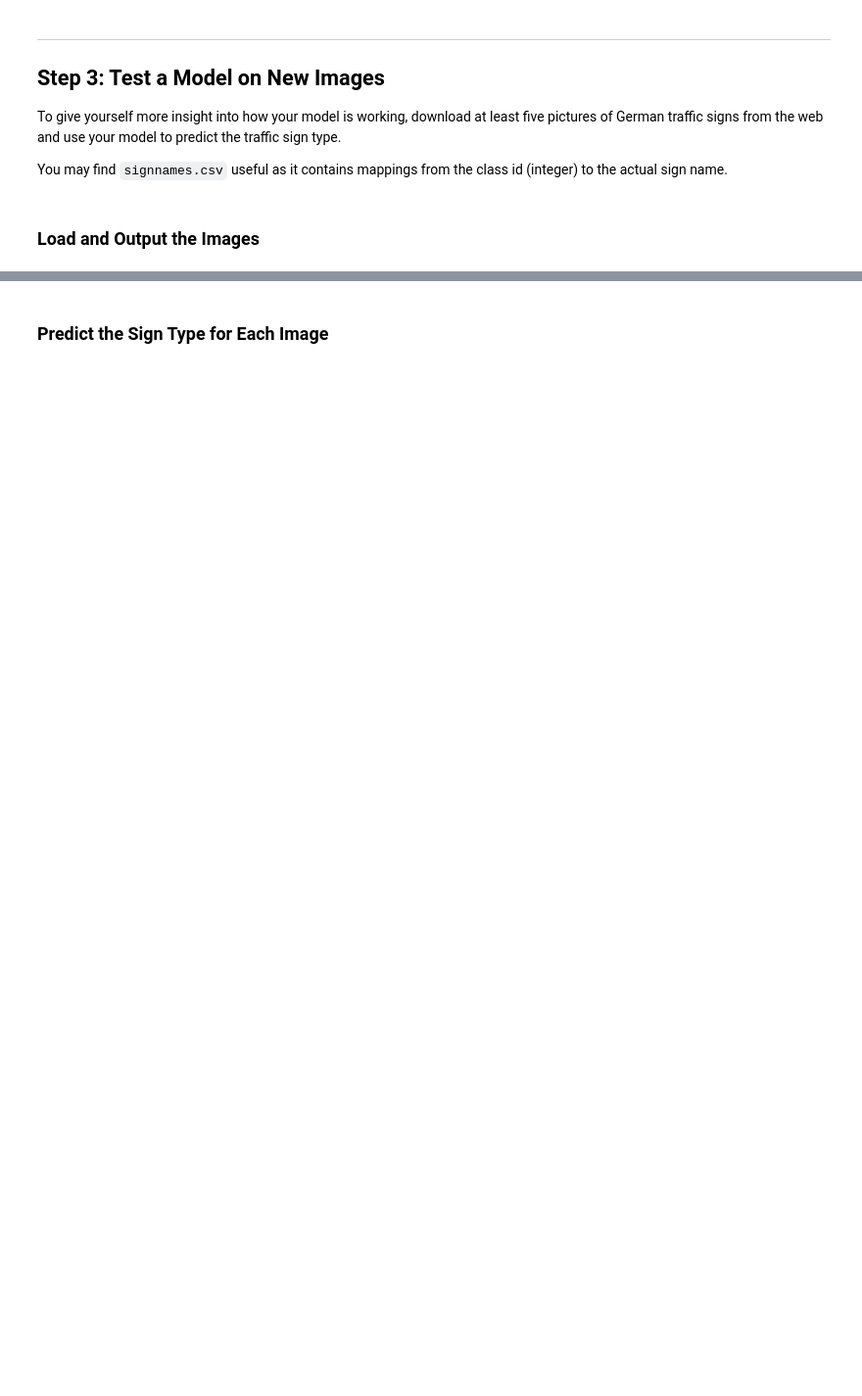
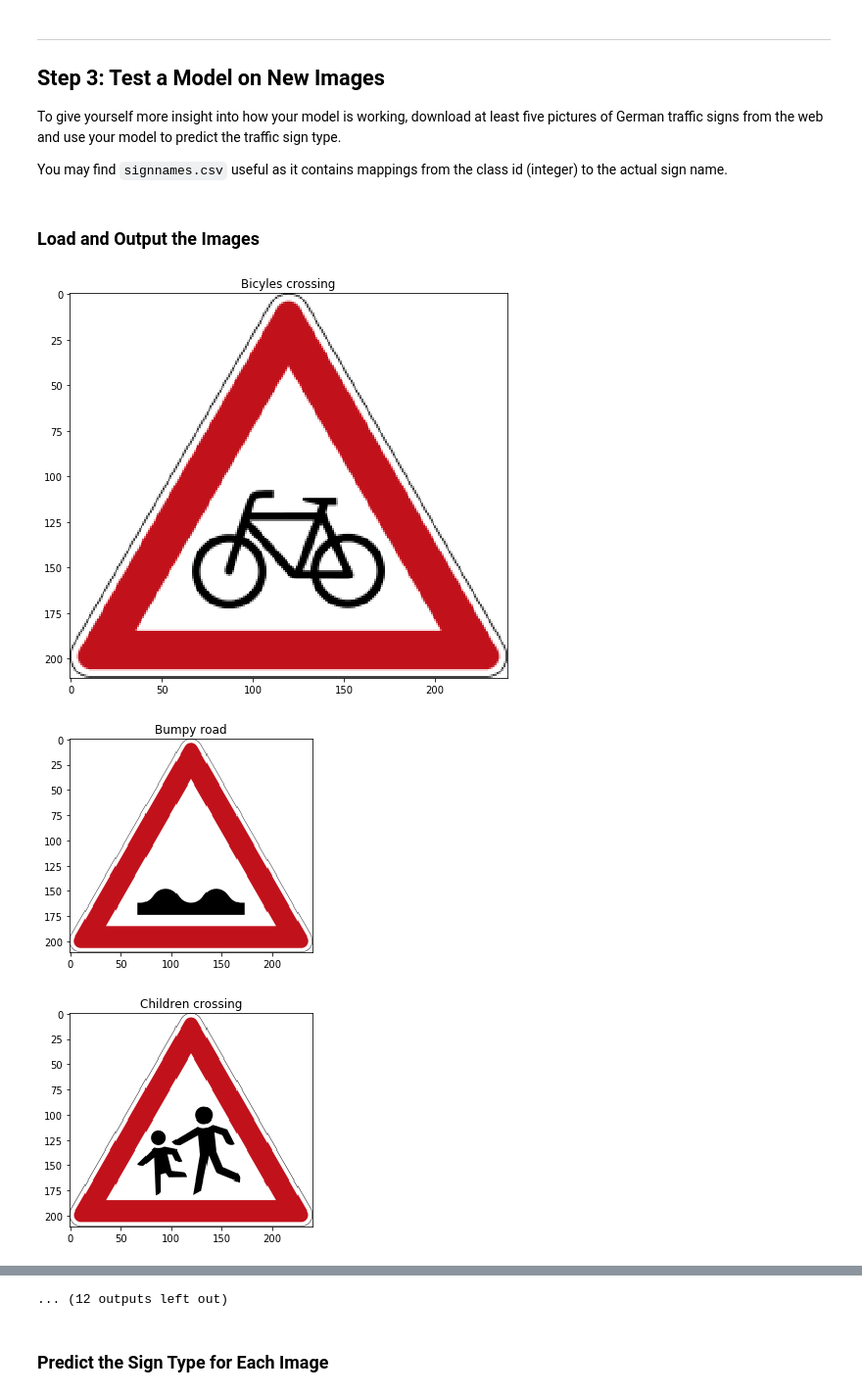
Before and after one commit to apalvai/CarND-Traffic-Sign-Classifier-Project, a Jupyter notebook: Traffic_Sign_Classifier.ipynb, the cells around one changed output, grey strips where cells are left out. Shown at 98% size. Drawn from its saved outputs; the diff is of its cells as text; code cells hidden in the pictures; blank space fills up the shorter version.

```diff
--- a/Traffic_Sign_Classifier.ipynb
+++ b/Traffic_Sign_Classifier.ipynb
@@ -529,27 +532,30 @@ You may find `signnames.csv` useful as it contains mappings from the class id (i
 # %%
 ### Load the images and plot them here.
 ### Feel free to use as many code cells as needed.
 
 import os
 from os.path import splitext, basename
 import skimage.io as io
 import matplotlib.pyplot as plt
 
 names = []
 images = []
 for filename in os.listdir('./test-signs/'):
-    if filename.endswith(".jpg"):
+    if filename.endswith(".jpeg"):
         fName, ext = os.path.splitext(filename)
         names.append(fName)
         continue
     else:
         continue
 
-test_images = io.imread_collection('./test-signs/*.jpg')
-
+test_images = io.imread_collection('./test-signs/*.jpeg')
 plt.figure(figsize=(8,8))
 
 for index in range(len(test_images)):
     plt.imshow(test_images[index])
     plt.title(names[index])
     plt.show()
+# %% [output]
+[figure, added]
+[figure, added]
+[figure, added]
@@ -556,3 +571,4 @@ for index in range(len(test_images)):
+... (12 outputs left out)
 # %% [markdown]
 ### Predict the Sign Type for Each Image
 # %%
```
Also changed, not shown: parts of 9 cells of this notebook, 2 other files.
